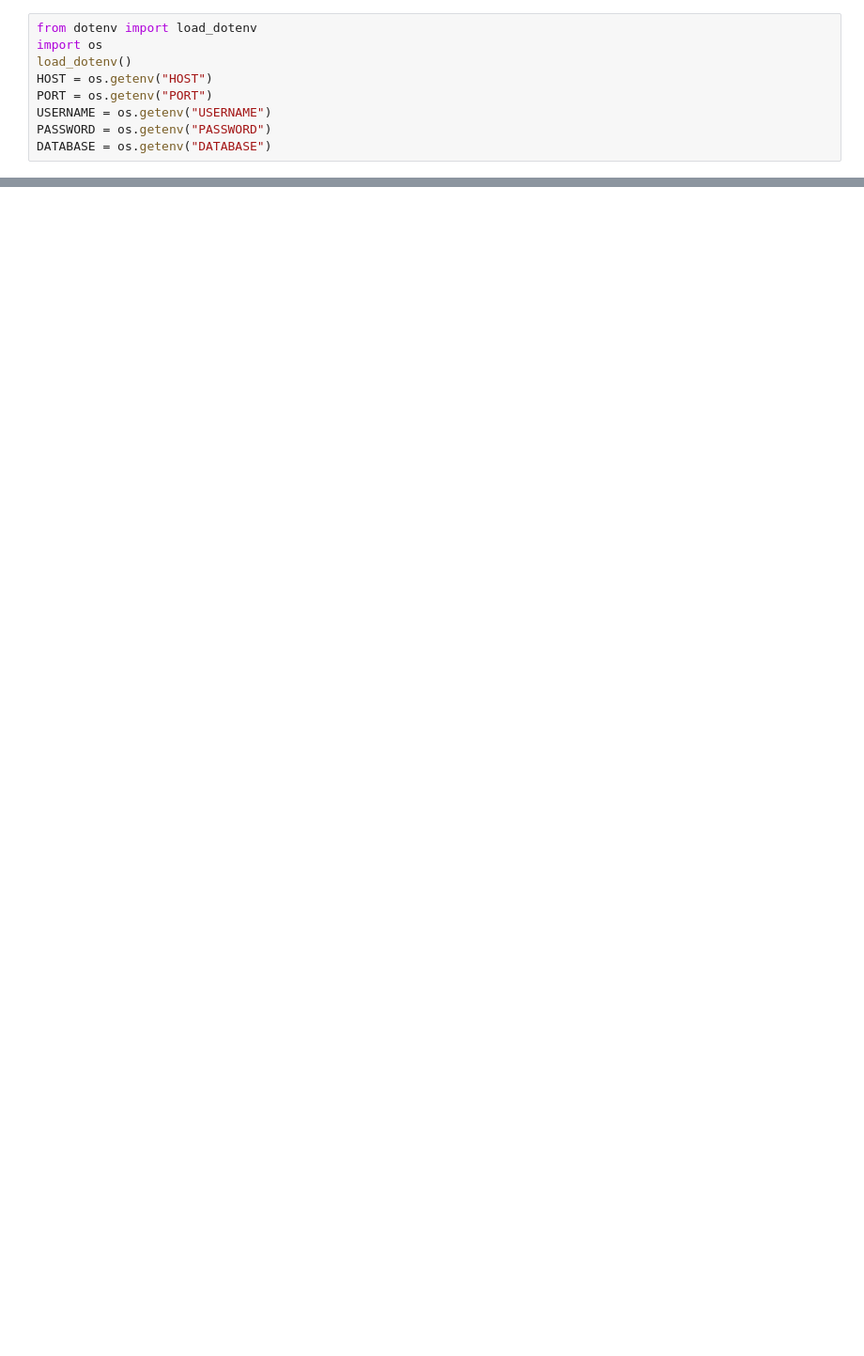
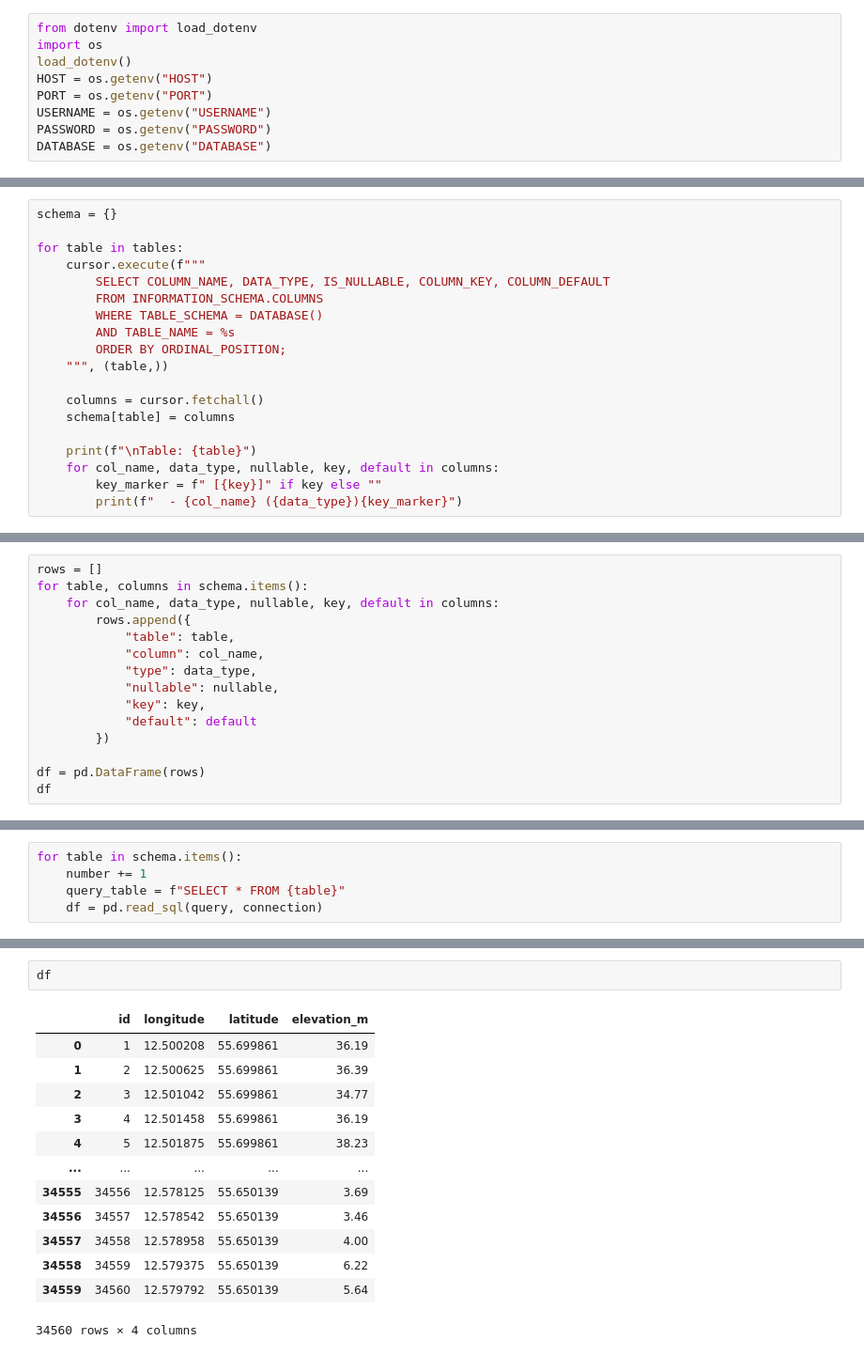
Before and after one commit to Inpatch/Esa_case, a Jupyter notebook: test.ipynb, the cells around one changed output, grey strips where cells are left out. Shown at 94% size. Drawn from its saved outputs; the diff is of its cells as text; blank space fills up the shorter version.

```diff
--- a/test.ipynb
+++ b/test.ipynb
@@ -29,0 +38,19 @@ ProgrammingError: 1045 (28000): Access denied for user 'inpatch'@'130.226.132.96
+# %%
+schema = {}
+
+for table in tables:
+    cursor.execute(f"""
+        SELECT COLUMN_NAME, DATA_TYPE, IS_NULLABLE, COLUMN_KEY, COLUMN_DEFAULT
+        FROM INFORMATION_SCHEMA.COLUMNS
+        WHERE TABLE_SCHEMA = DATABASE()
+        AND TABLE_NAME = %s
+        ORDER BY ORDINAL_POSITION;
+    """, (table,))
+
+    columns = cursor.fetchall()
+    schema[table] = columns
+
+    print(f"\nTable: {table}")
+    for col_name, data_type, nullable, key, default in columns:
+        key_marker = f" [{key}]" if key else ""
+        print(f"  - {col_name} ({data_type}){key_marker}")
@@ -29,0 +77,15 @@ ProgrammingError: 1045 (28000): Access denied for user 'inpatch'@'130.226.132.96
+# %%
+rows = []
+for table, columns in schema.items():
+    for col_name, data_type, nullable, key, default in columns:
+        rows.append({
+            "table": table,
+            "column": col_name,
+            "type": data_type,
+            "nullable": nullable,
+            "key": key,
+            "default": default
+        })
+
+df = pd.DataFrame(rows)
+df
@@ -29,0 +128,5 @@ ProgrammingError: 1045 (28000): Access denied for user 'inpatch'@'130.226.132.96
+# %%
+for table in schema.items():
+    number += 1
+    query_table = f"SELECT * FROM {table}"
+    df = pd.read_sql(query, connection)
@@ -29,0 +135,16 @@ ProgrammingError: 1045 (28000): Access denied for user 'inpatch'@'130.226.132.96
+# %%
+df
+# %% [output]
+|  | id | longitude | latitude | elevation_m |
+| 0 | 1 | 12.500208 | 55.699861 | 36.19 |
+| 1 | 2 | 12.500625 | 55.699861 | 36.39 |
+| 2 | 3 | 12.501042 | 55.699861 | 34.77 |
+| 3 | 4 | 12.501458 | 55.699861 | 36.19 |
+| 4 | 5 | 12.501875 | 55.699861 | 38.23 |
+| ... | ... | ... | ... | ... |
+| 34555 | 34556 | 12.578125 | 55.650139 | 3.69 |
+| 34556 | 34557 | 12.578542 | 55.650139 | 3.46 |
+| 34557 | 34558 | 12.578958 | 55.650139 | 4.00 |
+| 34558 | 34559 | 12.579375 | 55.650139 | 6.22 |
+| 34559 | 34560 | 12.579792 | 55.650139 | 5.64 |
+34560 rows × 4 columns
```
Also changed, not shown: parts of 9 cells of this notebook, 1 other file.
